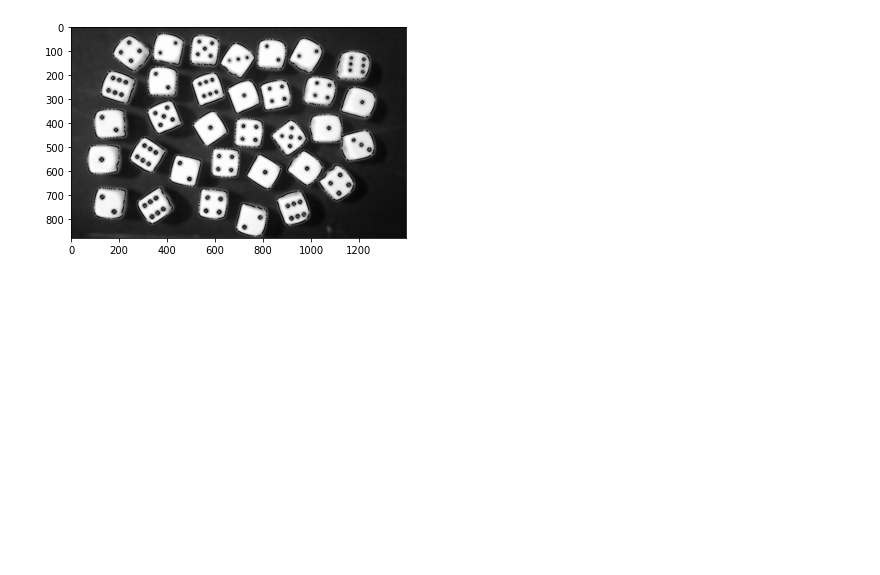
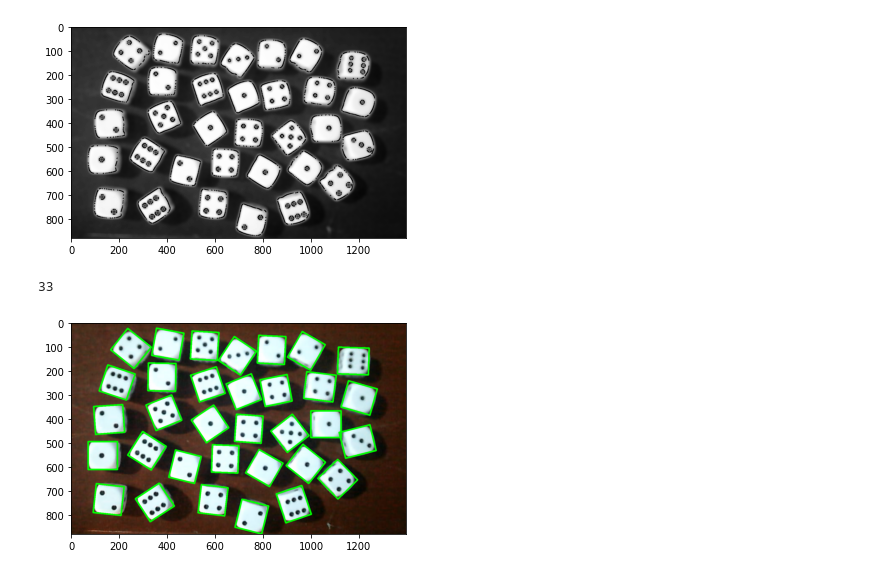
Before and after one commit to mamn2/DieCount, a Jupyter notebook: final.ipynb, the cells around one changed output. Saved outputs shown, nothing was run; the diff lists cells and outputs as text; code cells hidden in the pictures; blank space fills up the shorter version.

```diff
--- a/final.ipynb
+++ b/final.ipynb
@@ -40,5 +41,24 @@ plt.imshow(img, cmap='gray')
 # %% [output]
 <matplotlib.image.AxesImage at 0x...>
 [figure]
+# %%
+another = og_img.copy()
+count = 0
+contours = cv2.findContours(thresh1, cv2.RETR_TREE, cv2.CHAIN_APPROX_SIMPLE)[-2]
+for contour in contours:
+    rect = cv2.minAreaRect(contour)
+    area = rect[1][0] * rect[1][1]
+    if area < 5000 or area > 25000:
+        continue
+    count += 1
+    points = cv2.boxPoints(rect)
+    box = np.int0(points)
+    cv2.drawContours(og_img,[box],0,(0,255,0),5)
+
+plt.imshow(og_img)
+print(count)
+# %% [output]
+33
+[figure, added]
 # %%
 contours = cv2.findContours(thresh1, cv2.RETR_TREE, cv2.CHAIN_APPROX_SIMPLE)[-2]
```
Also changed, not shown: parts of 5 cells of this notebook.
